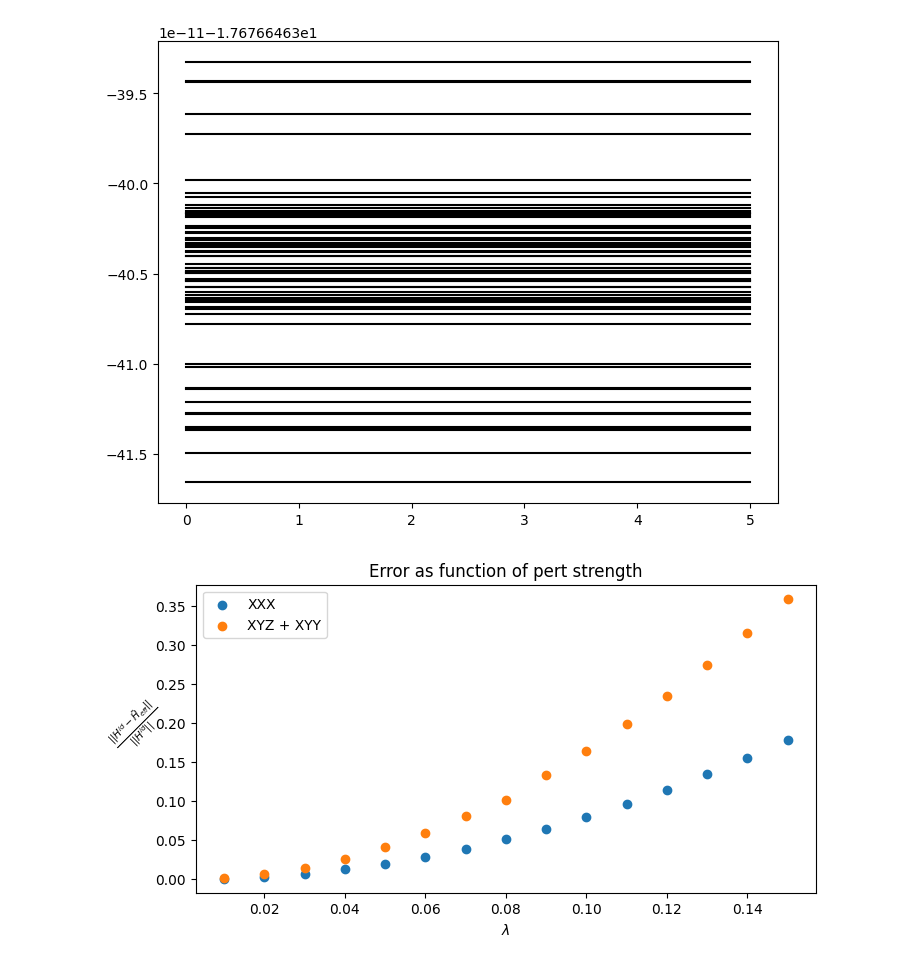
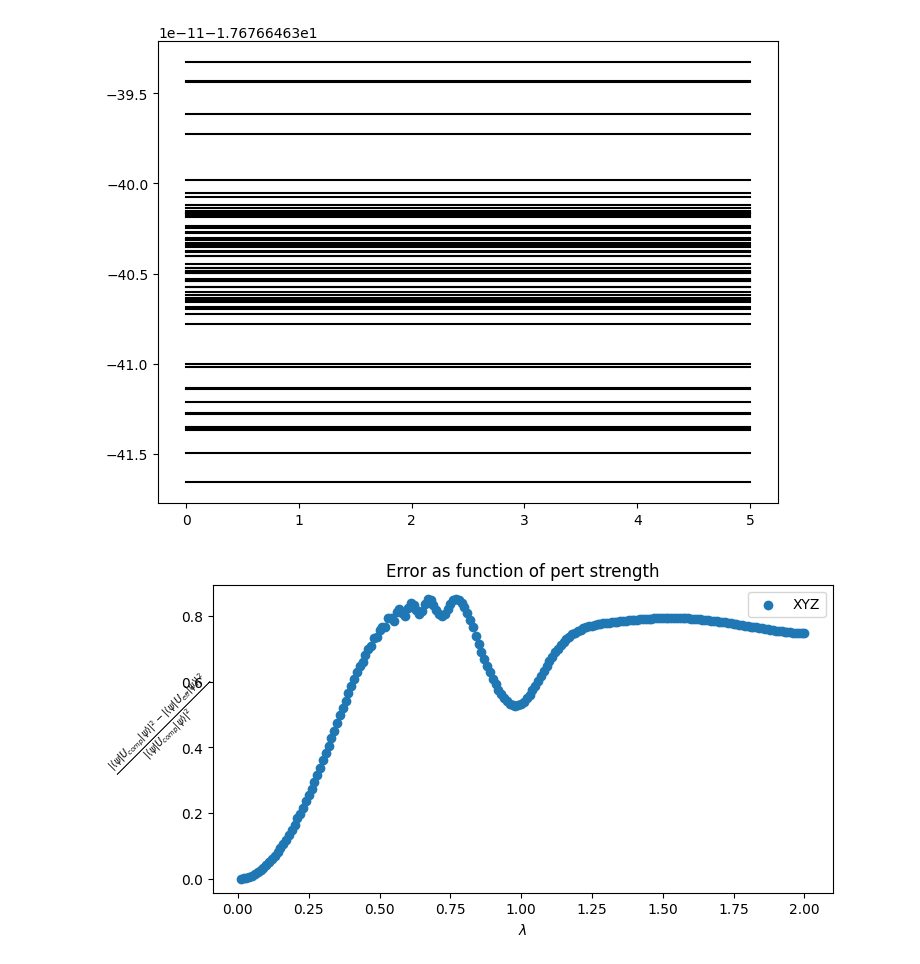
Before and after one commit to chenscheimq/QEC, a Jupyter notebook: Gadgets/Basic_3_local_no_pulse.ipynb, the cells around one changed output. Cells and saved outputs as stored; diff of their text form; code cells hidden in the pictures.

Commit message:
after a lot of time not updating

```diff
--- a/Gadgets/Basic_3_local_no_pulse.ipynb
+++ b/Gadgets/Basic_3_local_no_pulse.ipynb
@@ -361,12 +361,12 @@ def H_eff(perturbation_factor, hs, total_logic_qbits, T_protocol):
     H_pulse = QobjEvo(H)
 
     # Solve the system using sesolve
-    result = sesolve(H_pulse, initial_state, times, e_ops=[P0], options={'nsteps': 1e6})
+    result = sesolve(H_pulse, initial_state, times, e_ops=[P0], options={'nsteps': 1e7})
 
     zero_exp_gad = result.expect[0]
     return zero_exp_gad
 
-def H_id(T_protocol, hs):
+def H_id(T_protocol, hs, total_qubits):
     H = 0
     for h in hs:
         H += tensor(h)
@@ -387,32 +387,32 @@ def H_id(T_protocol, hs):
     zero_exp = result.expect[0]
     return zero_exp
 # %%
-T_protocol = 10
+T_protocol = 5
 
-XXX = [X, X, X]
+hs1 = [[X,Y,Z]]
+# hs2 = [[X,Y,Z], [X,Y,Y]]
+# hs3 = [[X,Y,Z,Z]]
+# hss = [hs1, hs2, hs3]
+hss = [hs1]
+labels = ["XYZ", "XYZ + XYY", "XYZZ"]
 
-hs1 = [XXX]
-hs2 = [[X,Y,Z], [X,Y,Y]]
-hss = [hs1, hs2]
-labels = ["XXX", "XYZ + XYY"]
-
-perts = np.linspace(0.01, 0.15, 15)
+perts = np.linspace(0.01, 2, 200)
 plt.figure(figsize=(8, 4))
 for i, hs in enumerate(hss):
     dists = []
-    Hid = H_id(T_protocol, hs)
+    total_logic_qbits = len(hs[0])
+    Hid = H_id(T_protocol, hs, total_logic_qbits)
 
     for pert in perts:
-        total_logic_qbits = len(hs[0])
         Heff = H_eff(pert, hs, total_logic_qbits, T_protocol)
         d = np.linalg.norm(Hid - Heff) / np.linalg.norm(Hid)
         dists.append(d)
     plt.scatter(perts, dists, label=labels[i])
 
 plt.xlabel(r"$\lambda$")
-plt.ylabel(r"$\frac{||H^{id} - \tilde{H}_{eff}||}{||H^{id}||}$", rotation=45)
+plt.ylabel(r"$\frac{|\langle\psi|U_{comp}|\psi\rangle|^{2} - |\langle\psi|U_{eff}|\psi\rangle|^{2}}{|\langle\psi|U_{comp}|\psi\rangle|^{2}}$", rotation=45)
 plt.title(r"Error as function of pert strength")
 plt.legend()
 plt.show()
 # %% [output]
-[figure, old version]
+[figure, new version]
```
Also changed, not shown: parts of 1 cell of this notebook, 7 other files.
